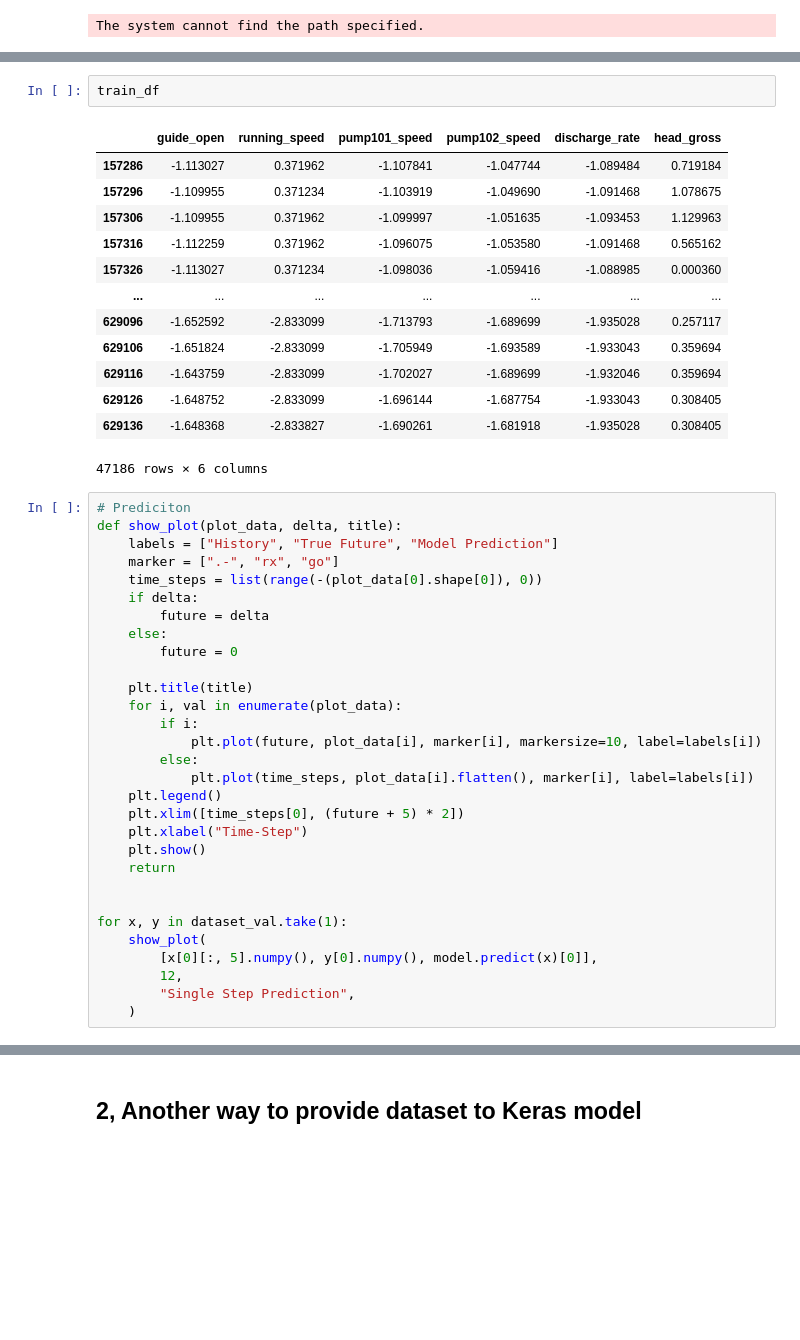
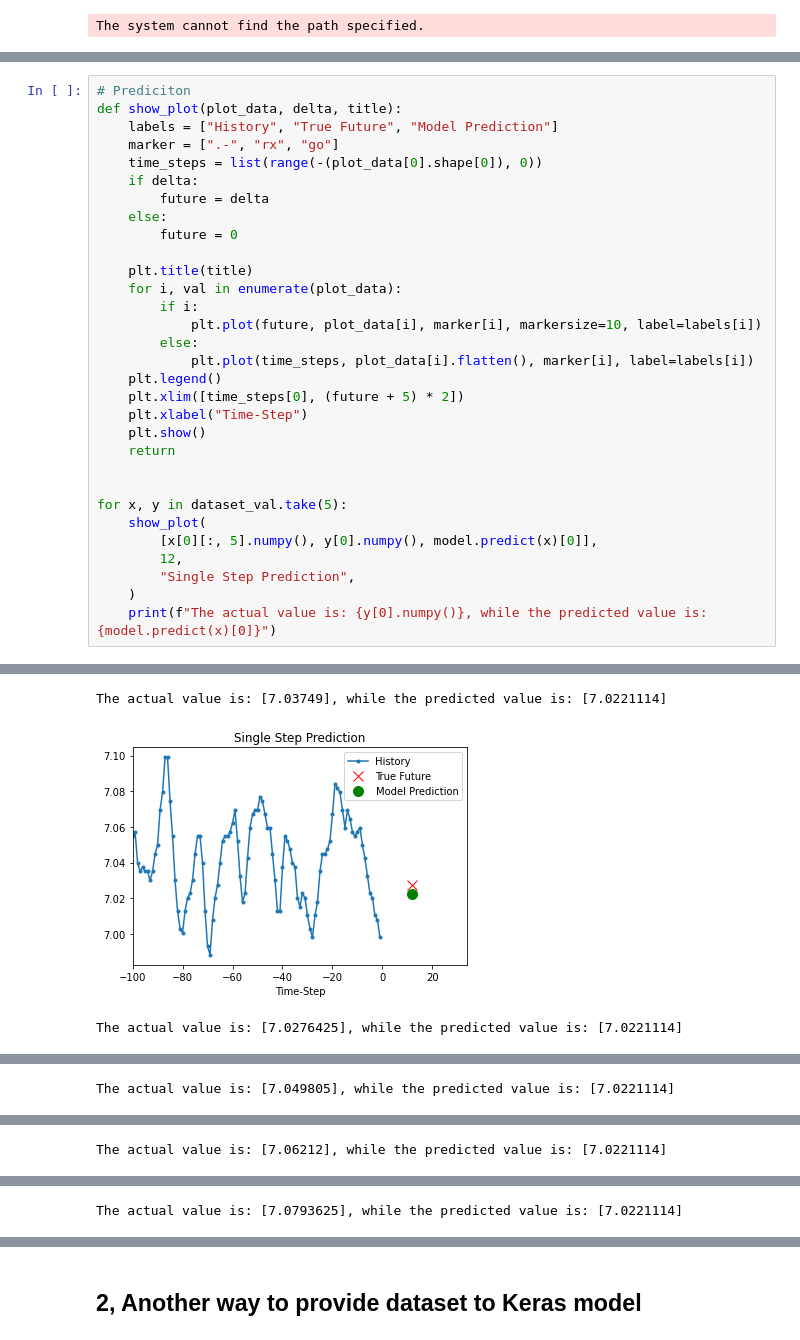
Before and after one commit to wengangmao/vattenfall, a Jupyter notebook: _sources/contents/codes/Keras_LSTM.ipynb, the cells around one changed output, grey strips where cells are left out. Drawn from its saved outputs; the diff is of its cells as text; blank space fills up the shorter version.

```diff
--- a/_sources/contents/codes/Keras_LSTM.ipynb
+++ b/_sources/contents/codes/Keras_LSTM.ipynb
@@ -304,48 +252,36 @@ visualize_loss(history, "Training and Validation Loss")
-# %%
-train_df
-# %% [output]
-|  | guide_open | running_speed | pump101_speed | pump102_speed | discharge_rate | head_gross |
-| 157286 | -1.113027 | 0.371962 | -1.107841 | -1.047744 | -1.089484 | 0.719184 |
-| 157296 | -1.109955 | 0.371234 | -1.103919 | -1.049690 | -1.091468 | 1.078675 |
-| 157306 | -1.109955 | 0.371962 | -1.099997 | -1.051635 | -1.093453 | 1.129963 |
-| 157316 | -1.112259 | 0.371962 | -1.096075 | -1.053580 | -1.091468 | 0.565162 |
-| 157326 | -1.113027 | 0.371234 | -1.098036 | -1.059416 | -1.088985 | 0.000360 |
-| ... | ... | ... | ... | ... | ... | ... |
-| 629096 | -1.652592 | -2.833099 | -1.713793 | -1.689699 | -1.935028 | 0.257117 |
-| 629106 | -1.651824 | -2.833099 | -1.705949 | -1.693589 | -1.933043 | 0.359694 |
-| 629116 | -1.643759 | -2.833099 | -1.702027 | -1.689699 | -1.932046 | 0.359694 |
-| 629126 | -1.648752 | -2.833099 | -1.696144 | -1.687754 | -1.933043 | 0.308405 |
-| 629136 | -1.648368 | -2.833827 | -1.690261 | -1.681918 | -1.935028 | 0.308405 |
-47186 rows × 6 columns
 # %%
 # Prediciton
 def show_plot(plot_data, delta, title):
     labels = ["History", "True Future", "Model Prediction"]
     marker = [".-", "rx", "go"]
     time_steps = list(range(-(plot_data[0].shape[0]), 0))
     if delta:
         future = delta
     else:
         future = 0
 
     plt.title(title)
     for i, val in enumerate(plot_data):
         if i:
             plt.plot(future, plot_data[i], marker[i], markersize=10, label=labels[i])
         else:
             plt.plot(time_steps, plot_data[i].flatten(), marker[i], label=labels[i])
     plt.legend()
     plt.xlim([time_steps[0], (future + 5) * 2])
     plt.xlabel("Time-Step")
     plt.show()
     return
 
 
-for x, y in dataset_val.take(1):
+for x, y in dataset_val.take(5):
     show_plot(
         [x[0][:, 5].numpy(), y[0].numpy(), model.predict(x)[0]],
         12,
         "Single Step Prediction",
     )
+    print(f"The actual value is: {y[0].numpy()}, while the predicted value is: {model.predict(x)[0]}")
 # %% [output]
 [figure]
+The actual value is: [7.03749], while the predicted value is: [7.0221114]
+[figure, added]
+The actual value is: [7.0276425], while the predicted value is: [7.0221114]
@@ -351,0 +289 @@ for x, y in dataset_val.take(1):
+The actual value is: [7.049805], while the predicted value is: [7.0221114]
@@ -351,0 +291 @@ for x, y in dataset_val.take(1):
+The actual value is: [7.06212], while the predicted value is: [7.0221114]
@@ -351,0 +293 @@ for x, y in dataset_val.take(1):
+The actual value is: [7.0793625], while the predicted value is: [7.0221114]
```
Also changed, not shown: parts of 25 cells of this notebook, 17 other files.
